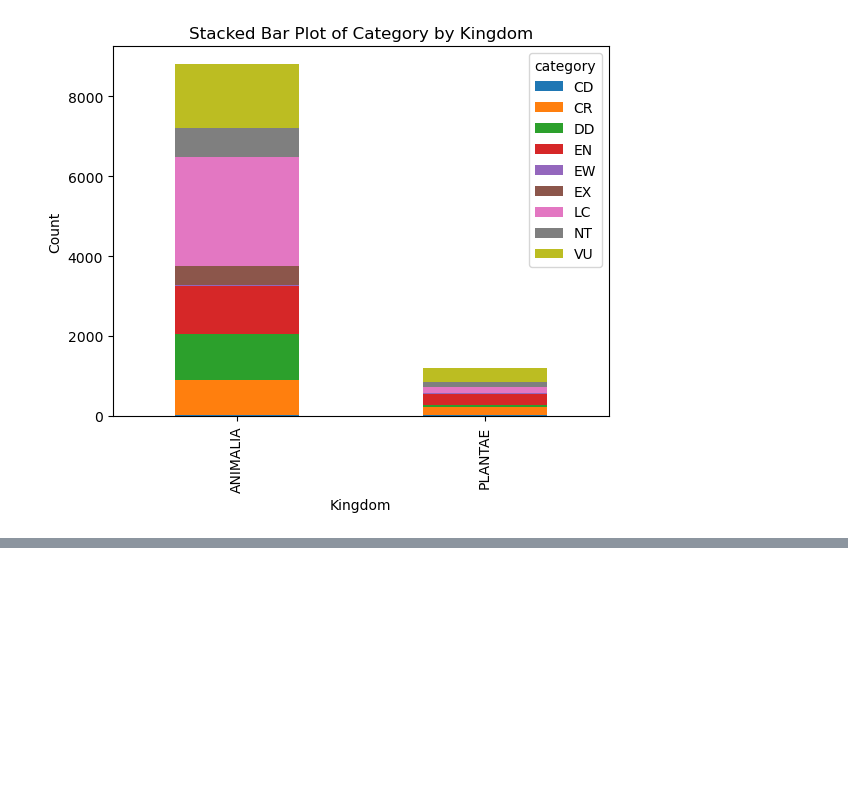
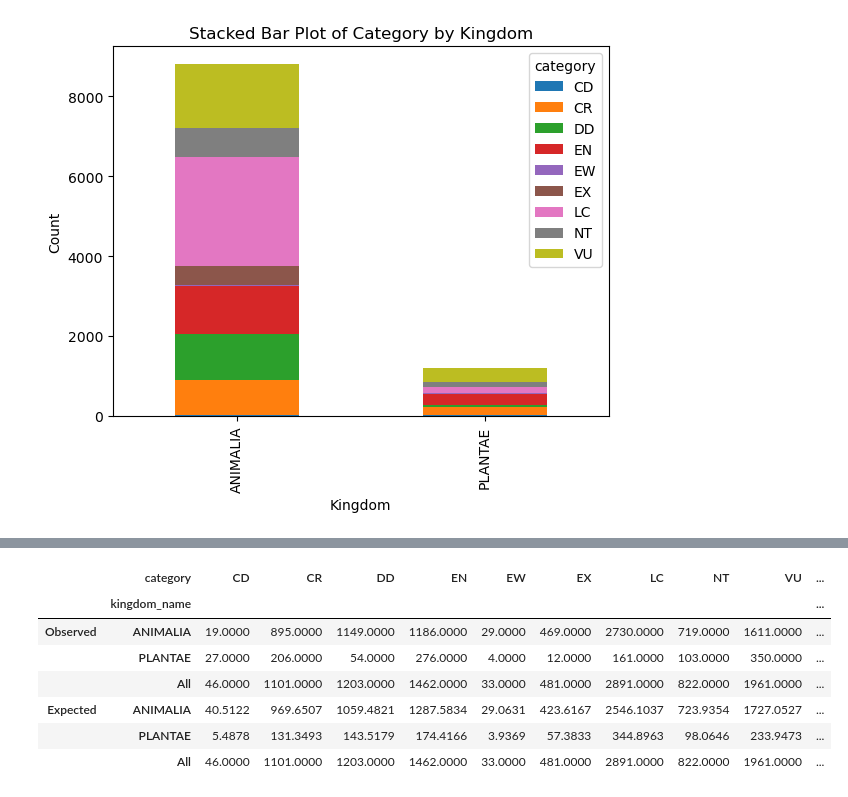
Before and after one commit to timothysalazar/Project-One-Team-Two, a Jupyter notebook: iucn-analysis.ipynb, the cells around one changed output, grey strips where cells are left out. Saved outputs shown, nothing was run; the diff lists cells and outputs as text; code cells hidden in the pictures; blank space fills up the shorter version.

```diff
--- a/iucn-analysis.ipynb
+++ b/iucn-analysis.ipynb
@@ -131,0 +170,11 @@ plt.show()
+# %%
+expected_observed_df
+# %% [output]
+|  | category | CD | CR | DD | EN | EW | EX | LC | NT | VU | ... |
+|  | kingdom_name |  |  |  |  |  |  |  |  |  | ... |
+| Observed | ANIMALIA | 19.0000 | 895.0000 | 1149.0000 | 1186.0000 | 29.0000 | 469.0000 | 2730.0000 | 719.0000 | 1611.0000 | ... |
+|  | PLANTAE | 27.0000 | 206.0000 | 54.0000 | 276.0000 | 4.0000 | 12.0000 | 161.0000 | 103.0000 | 350.0000 | ... |
+|  | All | 46.0000 | 1101.0000 | 1203.0000 | 1462.0000 | 33.0000 | 481.0000 | 2891.0000 | 822.0000 | 1961.0000 | ... |
+| Expected | ANIMALIA | 40.5122 | 969.6507 | 1059.4821 | 1287.5834 | 29.0631 | 423.6167 | 2546.1037 | 723.9354 | 1727.0527 | ... |
+|  | PLANTAE | 5.4878 | 131.3493 | 143.5179 | 174.4166 | 3.9369 | 57.3833 | 344.8963 | 98.0646 | 233.9473 | ... |
+|  | All | 46.0000 | 1101.0000 | 1203.0000 | 1462.0000 | 33.0000 | 481.0000 | 2891.0000 | 822.0000 | 1961.0000 | ... |
```
Also changed, not shown: parts of 9 cells of this notebook, 2 other files.
